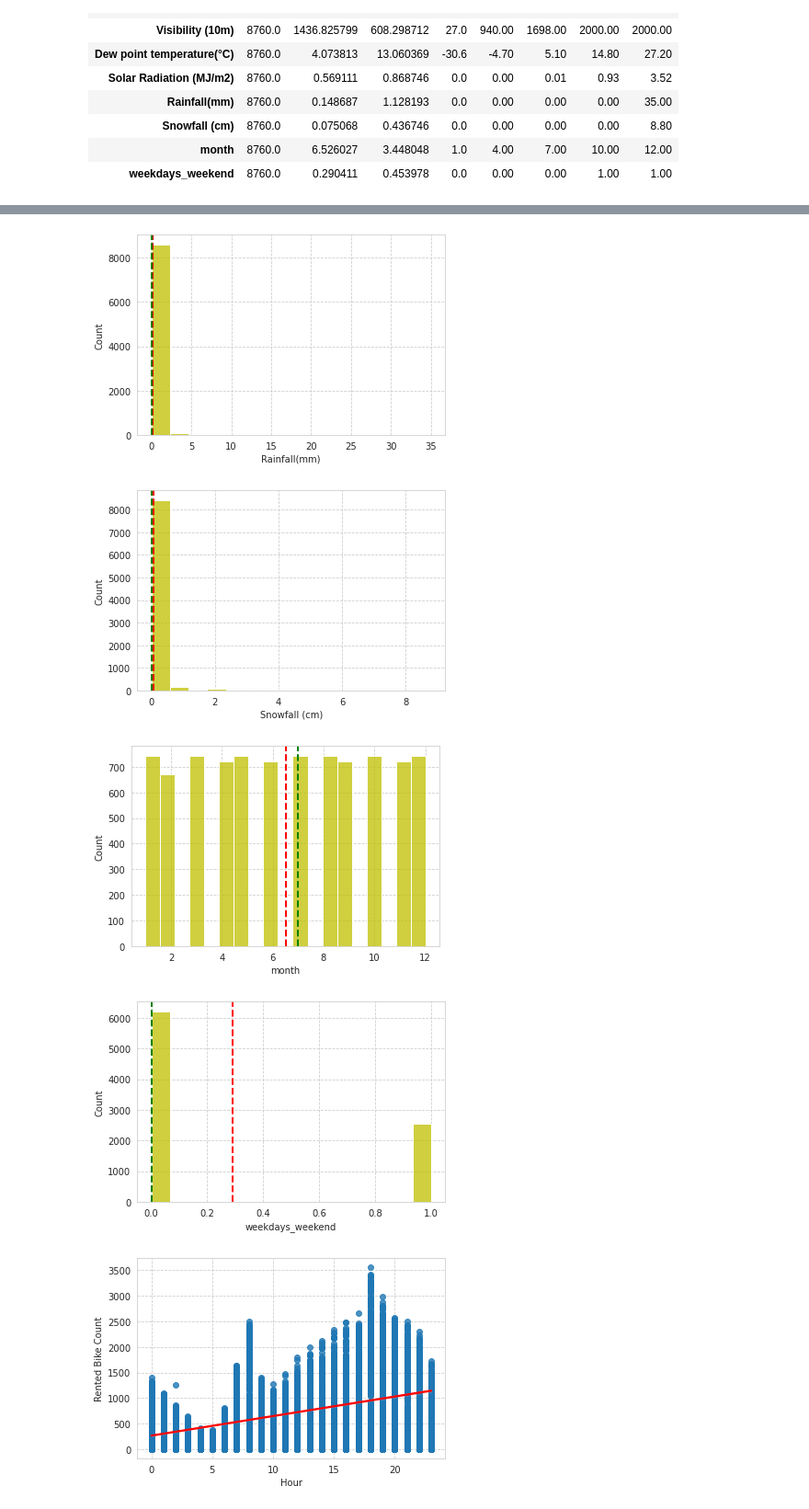
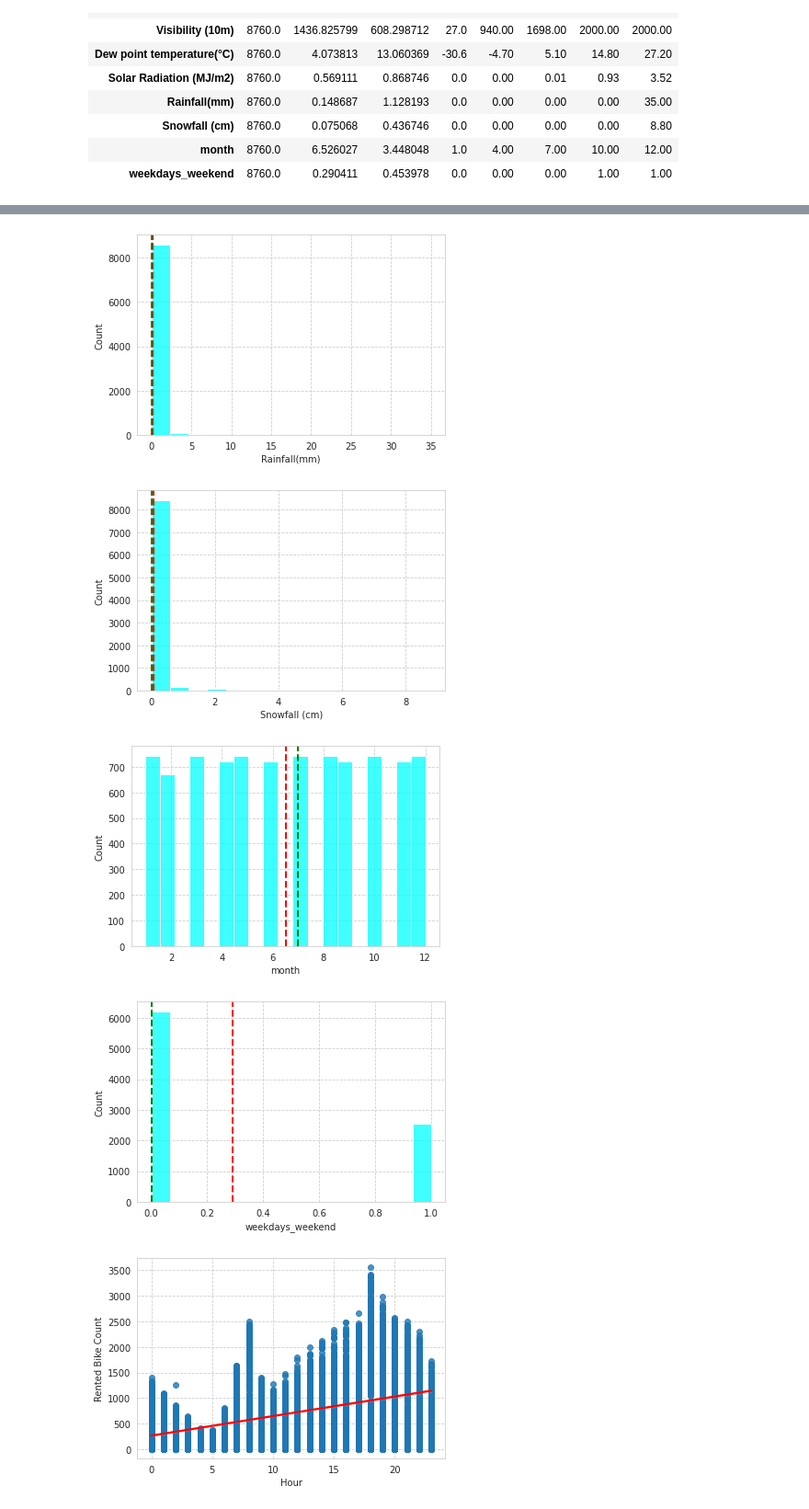
Before and after one commit to raunaksatone5/Bike-Sharing-Demand-Prediction, a Jupyter notebook: Bike_Sharing_Demand_Prediction_Capstone_Project.ipynb, the cells around one changed output, grey strips where cells are left out. Shown at 92% size. Cells and saved outputs as stored; diff of their text form; code cells hidden in the pictures.

```diff
--- a/Bike_Sharing_Demand_Prediction_Capstone_Project.ipynb
+++ b/Bike_Sharing_Demand_Prediction_Capstone_Project.ipynb
@@ -144,8 +167,6 @@ bike_df.describe().transpose()
 bike_df['Date']= pd.to_datetime(bike_df['Date'])
 # %%
 # extracting day,month, day of week and weekdays/weekend from date column
-
-bike_df['Date']=pd.to_datetime(bike_df['Date'])
 bike_df['month'] = bike_df['Date'].apply(lambda x : x.month)
 bike_df['day_of_week'] = bike_df['Date'].dt.day_name()
 bike_df['weekdays_weekend']=bike_df['day_of_week'].apply(lambda x : 1 if x=='Saturday' or x=='Sunday' else 0 )
@@ -228,10 +225,10 @@ numeric_features.describe().transpose()
 | month | 8760.0 | 6.526027 | 3.448048 | 1.0 | 4.00 | 7.00 | 10.00 | 12.00 |
 | weekdays_weekend | 8760.0 | 0.290411 | 0.453978 | 0.0 | 0.00 | 0.00 | 1.00 | 1.00 |
 # %%
-# plotting histogram
+# having a look at the distribution of our numeric features
 
 for col in numeric_features[:]:
-  sns.histplot(bike_df[col], color='y')
+  sns.histplot(bike_df[col], color='cyan')
   plt.axvline(bike_df[col].mean(), color='r', linestyle='dashed', linewidth=2)
   plt.axvline(bike_df[col].median(), color='g', linestyle='dashed', linewidth=2)
   plt.show()
@@ -247,7 +244,7 @@ for col in numeric_features[:]:
-[figure, old version]
+[figure, new version]
-[figure, old version]
+[figure, new version]
-[figure, old version]
+[figure, new version]
-[figure, old version]
+[figure, new version]
 # %%
 # plotting Regression plot of each columns of dataset v/s rented bike count columns
 
```
Also changed, not shown: parts of 62 cells of this notebook.
